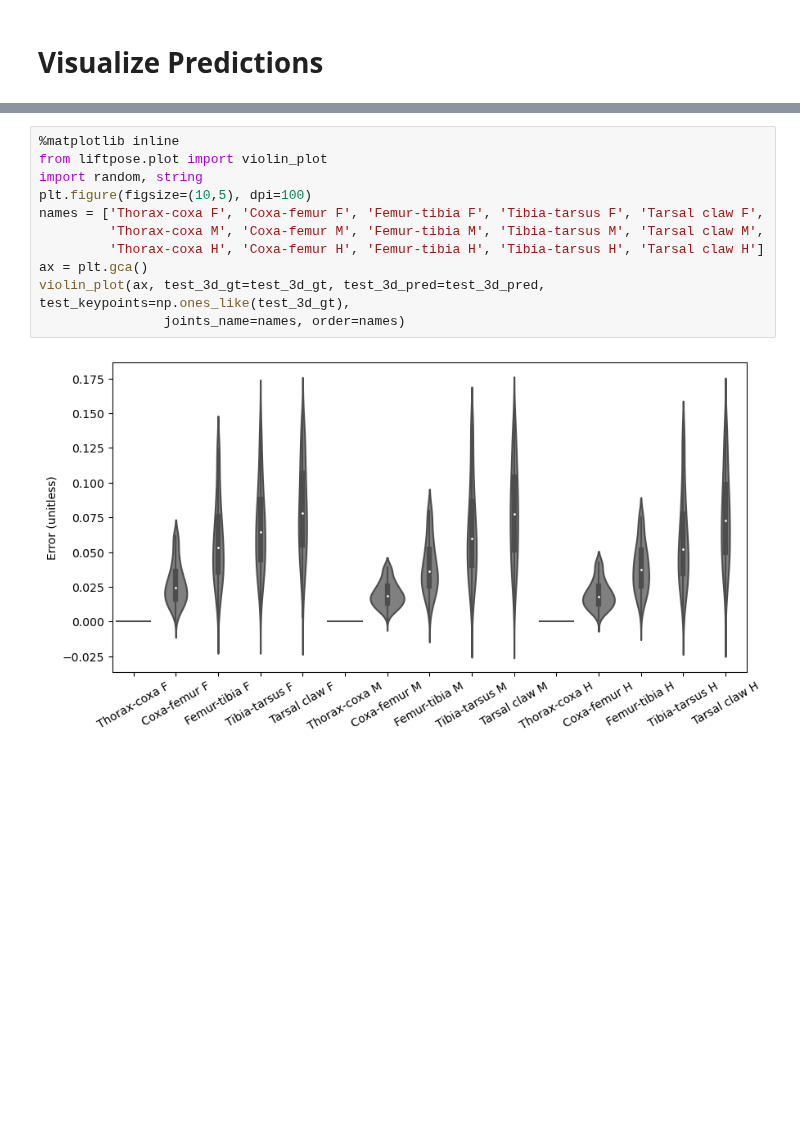
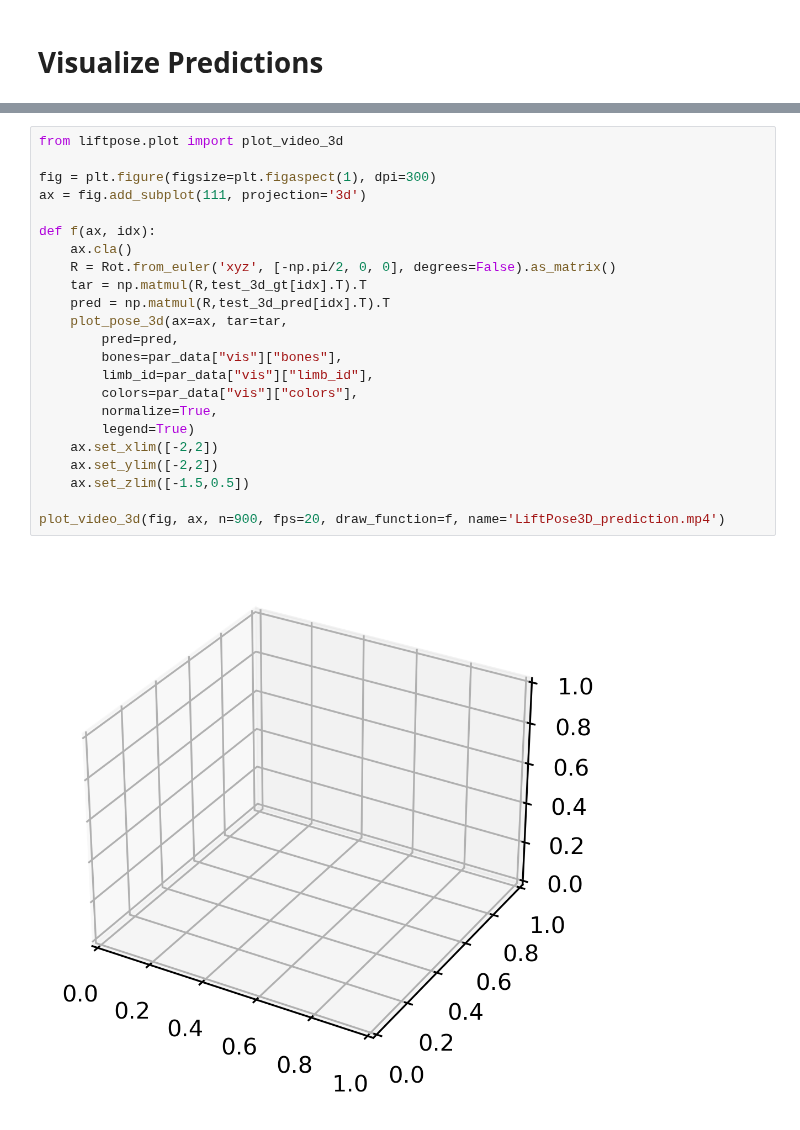
Before and after one commit to NeLy-EPFL/LiftPose3D, a Jupyter notebook: examples/fly_tether_angle_inv/angle_invariant_lifter.ipynb, the cells around one changed output, grey strips where cells are left out. Saved outputs shown, nothing was run; the diff lists cells and outputs as text; blank space fills up the shorter version.

```diff
--- a/examples/fly_tether_angle_inv/angle_invariant_lifter.ipynb
+++ b/examples/fly_tether_angle_inv/angle_invariant_lifter.ipynb
@@ -171,13 +211,25 @@ plot_pose_3d(ax=ax, tar=test_3d_gt[t],
-# %%
-%matplotlib inline
-from liftpose.plot import violin_plot
-import random, string
-plt.figure(figsize=(10,5), dpi=100)
-names = ['Thorax-coxa F', 'Coxa-femur F', 'Femur-tibia F', 'Tibia-tarsus F', 'Tarsal claw F',
-         'Thorax-coxa M', 'Coxa-femur M', 'Femur-tibia M', 'Tibia-tarsus M', 'Tarsal claw M',
-         'Thorax-coxa H', 'Coxa-femur H', 'Femur-tibia H', 'Tibia-tarsus H', 'Tarsal claw H']
-ax = plt.gca()
-violin_plot(ax, test_3d_gt=test_3d_gt, test_3d_pred=test_3d_pred, test_keypoints=np.ones_like(test_3d_gt),
-                joints_name=names, order=names)
-# %% [output]
-[figure, removed]
+# %%
+from liftpose.plot import plot_video_3d
+
+fig = plt.figure(figsize=plt.figaspect(1), dpi=300)
+ax = fig.add_subplot(111, projection='3d')
+
+def f(ax, idx):
+    ax.cla()
+    R = Rot.from_euler('xyz', [-np.pi/2, 0, 0], degrees=False).as_matrix()
+    tar = np.matmul(R,test_3d_gt[idx].T).T
+    pred = np.matmul(R,test_3d_pred[idx].T).T
+    plot_pose_3d(ax=ax, tar=tar,
+        pred=pred,
+        bones=par_data["vis"]["bones"],
+        limb_id=par_data["vis"]["limb_id"],
+        colors=par_data["vis"]["colors"],
+        normalize=True,
+        legend=True)
+    ax.set_xlim([-2,2])
+    ax.set_ylim([-2,2])
+    ax.set_zlim([-1.5,0.5])
+
+plot_video_3d(fig, ax, n=900, fps=20, draw_function=f, name='LiftPose3D_prediction.mp4')
+# %% [output]
+[figure, added]
```
Also changed, not shown: parts of 9 cells of this notebook, 8 other files.
